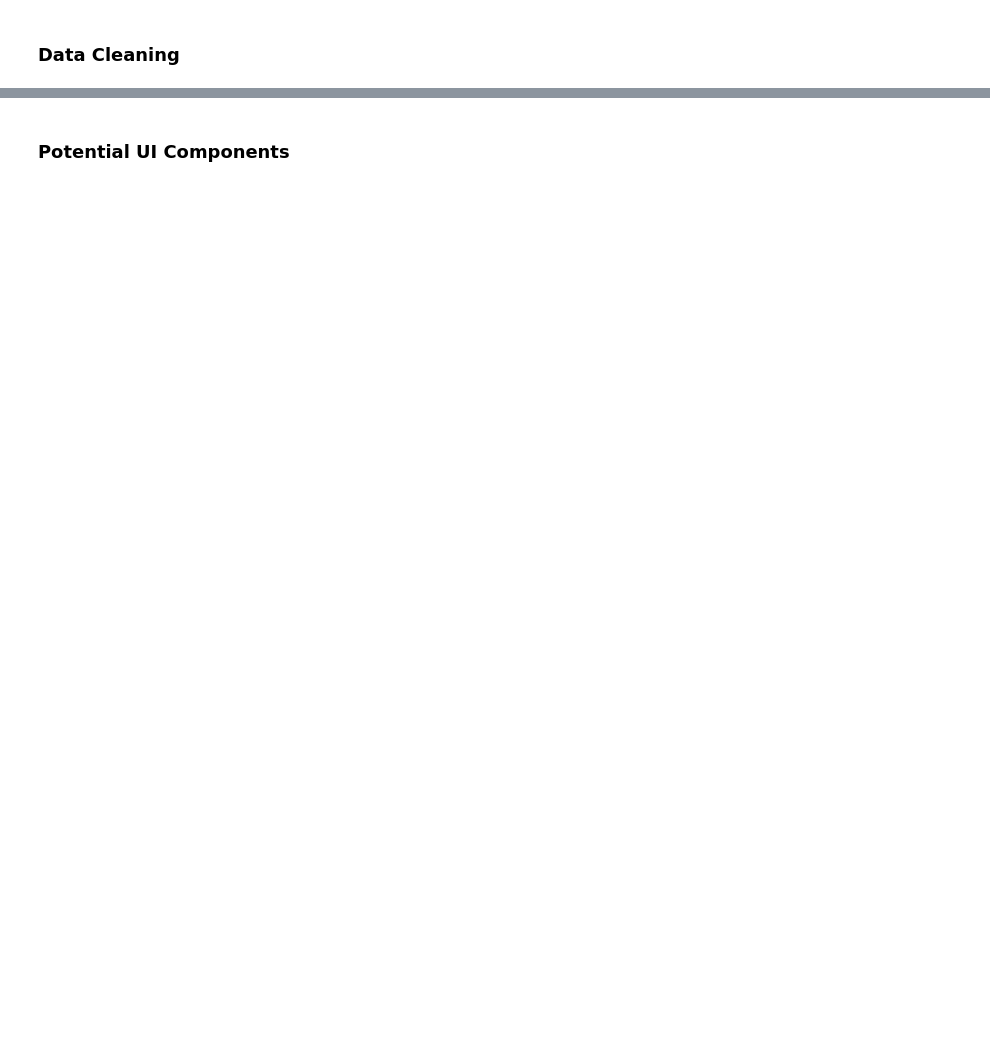
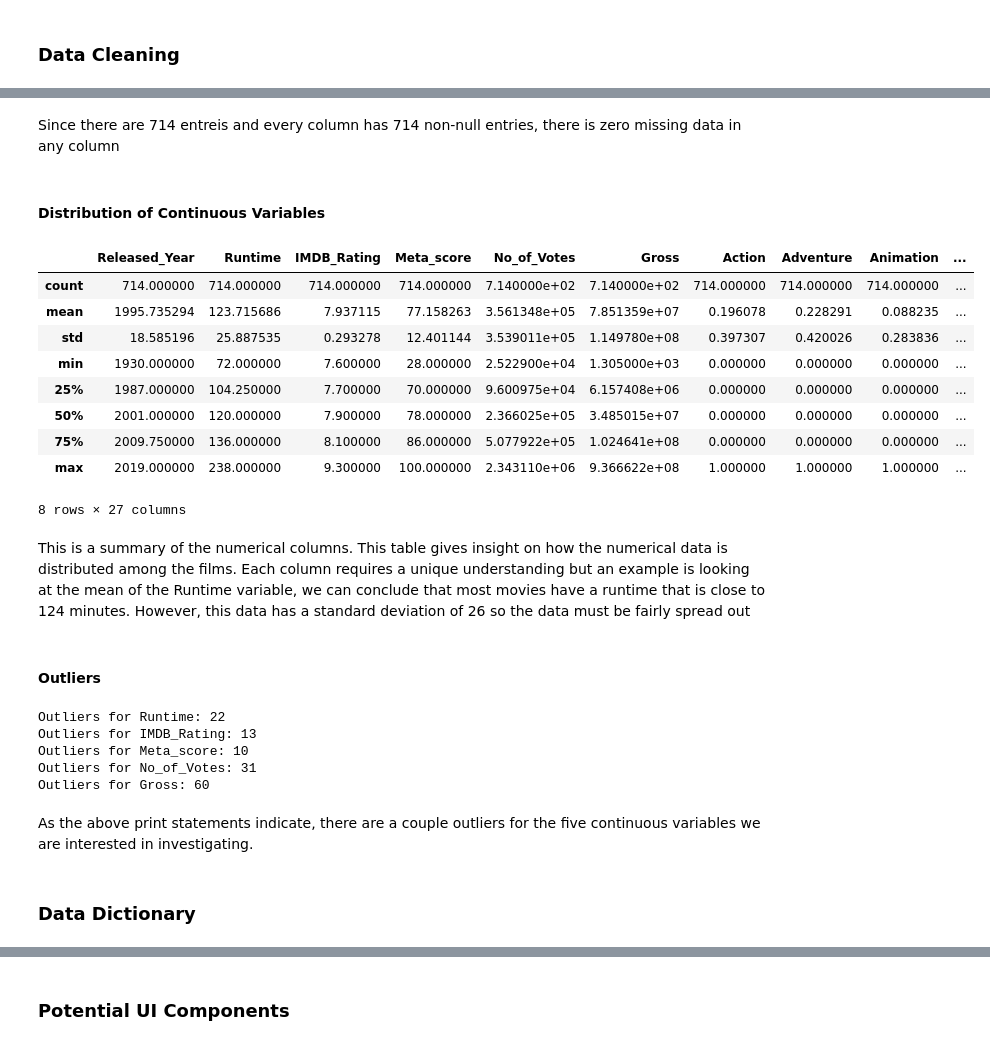
Before and after one commit to henqc/Sprint2, a Jupyter notebook: MovieDataCleaning.ipynb, the cells around one changed output, grey strips where cells are left out. Drawn from its saved outputs; the diff is of its cells as text; code cells hidden in the pictures; blank space fills up the shorter version.

```diff
--- a/MovieDataCleaning.ipynb
+++ b/MovieDataCleaning.ipynb
@@ -23,3 +27,7 @@ df.head()
 | 2 | https://m.media-amazon.com/images... | The Dark Knight | 2008 | UA | 152 min | Action, Crime, Drama | 9.0 | When the menace known as the Joke... | ... |
 | 3 | https://m.media-amazon.com/images... | The Godfather: Part II | 1974 | A | 202 min | Crime, Drama | 9.0 | The early life and career of Vito... | ... |
 | 4 | https://m.media-amazon.com/images... | 12 Angry Men | 1957 | U | 96 min | Crime, Drama | 9.0 | A jury holdout attempts to preven... | ... |
+# %%
+# Drop poster link and overvierw col and view information on the columns of the dataframe
+df.drop(['Poster_Link', 'Overview'], axis=1, inplace=True)
+df.info()
@@ -25,0 +52,4 @@ df.head()
+# %%
+# Dealing with Missing Values in Certificate, Meta_score, and Gross
+df = df.dropna(subset=['Certificate', 'Gross', 'Meta_score'])
+df.info()
@@ -25,0 +74,11 @@ df.head()
+# %%
+# Convert Released_Year to numerical data
+df['Released_Year'] = pd.to_numeric(df['Released_Year'], errors='coerce')
+
+# Extract the numerical component of Runtime as numerical data
+df['Runtime'] = df['Runtime'].str.extract('(\\d+)').astype(float)
+
+# Remove commas from Gross and convert to numerical data
+df['Gross'] = df['Gross'].str.replace(',', '').astype(float)
+
+df.info()
@@ -25,0 +103,8 @@ df.head()
+# %%
+# Split Genre col by comma seperators and create a new dummy for each genre
+genre_dummies = df['Genre'].str.get_dummies(sep=', ')
+
+# Concatenating the original dataFrame with the new dummies dataFrame. Now we had a col for every genre where a 1 indicates it is that genre
+final_df = pd.concat([df.drop('Genre', axis=1), genre_dummies], axis=1)
+
+final_df.info()
@@ -25,0 +239,53 @@ df.head()
+# %% [markdown]
+Since there are 714 entreis and every column has 714 non-null entries, there is zero missing data in any column
+# %% [markdown]
+#### Distribution of Continuous Variables
+# %%
+# Get statistical summary for numerical columns
+final_df.describe()
+# %% [output]
+|  | Released_Year | Runtime | IMDB_Rating | Meta_score | No_of_Votes | Gross | Action | Adventure | Animation | ... |
+| count | 714.000000 | 714.000000 | 714.000000 | 714.000000 | 7.140000e+02 | 7.140000e+02 | 714.000000 | 714.000000 | 714.000000 | ... |
+| mean | 1995.735294 | 123.715686 | 7.937115 | 77.158263 | 3.561348e+05 | 7.851359e+07 | 0.196078 | 0.228291 | 0.088235 | ... |
+| std | 18.585196 | 25.887535 | 0.293278 | 12.401144 | 3.539011e+05 | 1.149780e+08 | 0.397307 | 0.420026 | 0.283836 | ... |
+| min | 1930.000000 | 72.000000 | 7.600000 | 28.000000 | 2.522900e+04 | 1.305000e+03 | 0.000000 | 0.000000 | 0.000000 | ... |
+| 25% | 1987.000000 | 104.250000 | 7.700000 | 70.000000 | 9.600975e+04 | 6.157408e+06 | 0.000000 | 0.000000 | 0.000000 | ... |
+| 50% | 2001.000000 | 120.000000 | 7.900000 | 78.000000 | 2.366025e+05 | 3.485015e+07 | 0.000000 | 0.000000 | 0.000000 | ... |
+| 75% | 2009.750000 | 136.000000 | 8.100000 | 86.000000 | 5.077922e+05 | 1.024641e+08 | 0.000000 | 0.000000 | 0.000000 | ... |
+| max | 2019.000000 | 238.000000 | 9.300000 | 100.000000 | 2.343110e+06 | 9.366622e+08 | 1.000000 | 1.000000 | 1.000000 | ... |
+8 rows × 27 columns
+# %% [markdown]
+This is a summary  of the numerical columns. This table gives insight on how the numerical data is distributed among the films. Each column requires a unique understanding but an example is looking at the mean of the Runtime variable, we can conclude that most movies have a runtime that is close to 124 minutes. However, this data has a standard deviation of 26 so the data must be fairly spread out
+# %% [markdown]
+#### Outliers
+# %%
+# Define the variables are interested in finding outliers for
+vars = ['Runtime', 'IMDB_Rating', 'Meta_score', 'No_of_Votes', 'Gross']
+
+
+def outlier(column):
+    # Calculate IQR and bounds
+    Q1 = final_df[column].quantile(0.25)
+    Q3 = final_df[column].quantile(0.75)
+    IQR = Q3 - Q1
+    lower_bound = Q1 - 1.5 * IQR
+    upper_bound = Q3 + 1.5 * IQR
+
+    # Identifying outliers
+    outliers = final_df[(final_df[column] < lower_bound) | (final_df[column] > upper_bound)]
+
+    print(f"Outliers for {column}: {outliers.shape[0]}")
+
+# Loop through for the variables we are interested in
+for column in vars:
+    outlier(column)
+# %% [output]
+Outliers for Runtime: 22
+Outliers for IMDB_Rating: 13
+Outliers for Meta_score: 10
+Outliers for No_of_Votes: 31
+Outliers for Gross: 60
+# %% [markdown]
+As the above print statements indicate, there are a couple outliers for the five continuous variables we are interested in investigating.
+# %% [markdown]
+### Data Dictionary
```
Also changed, not shown: parts of 26 cells of this notebook, 2 other files.
